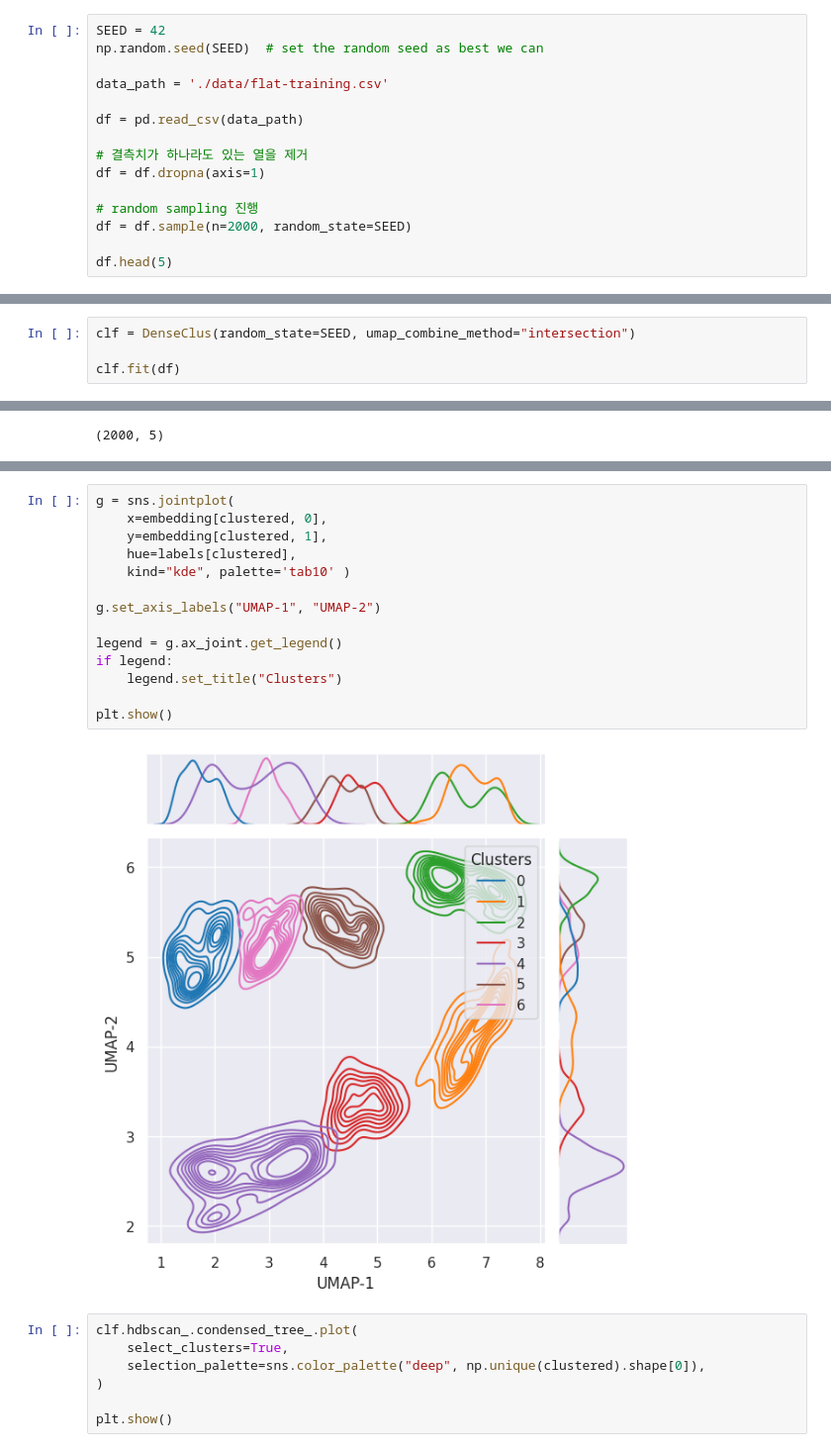
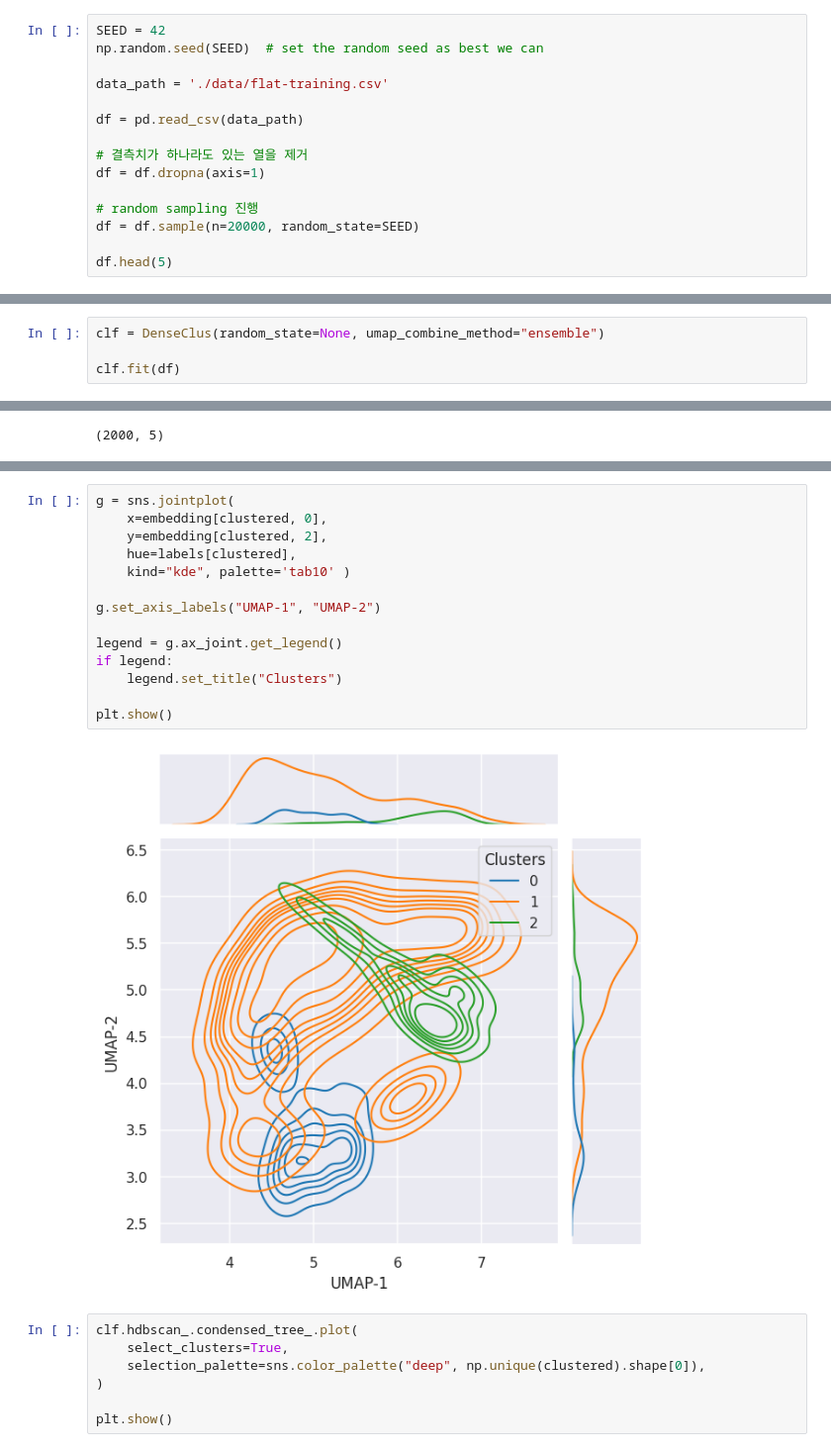
Before and after one commit to OREYH/DenseClus, a Jupyter notebook: Clustering_MostAI.ipynb, the cells around one changed output, grey strips where cells are left out. Shown at 99% size. Saved outputs shown, nothing was run; the diff lists cells and outputs as text.

```diff
--- a/Clustering_MostAI.ipynb
+++ b/Clustering_MostAI.ipynb
@@ -53,7 +53,7 @@ df = pd.read_csv(data_path)
 df = df.dropna(axis=1)
 
 # random sampling 진행
-df = df.sample(n=2000, random_state=SEED)
+df = df.sample(n=20000, random_state=SEED)
 
 df.head(5)
 # %% [output]
@@ -82,5 +162,5 @@ Length: 76, dtype: object
 # %%
-clf = DenseClus(random_state=SEED, umap_combine_method="intersection")
+clf = DenseClus(random_state=None, umap_combine_method="ensemble")
 
 clf.fit(df)
 # %% [output]
@@ -122,19 +184,19 @@ embedding.shape
 # %%
 g = sns.jointplot(
     x=embedding[clustered, 0],
-    y=embedding[clustered, 1],
+    y=embedding[clustered, 2],
     hue=labels[clustered],
     kind="kde", palette='tab10' )
 
 g.set_axis_labels("UMAP-1", "UMAP-2")
 
 legend = g.ax_joint.get_legend()
 if legend:
     legend.set_title("Clusters")
 
 plt.show()
 # %% [output]
-[figure, old version]
+[figure, new version]
 # %%
 clf.hdbscan_.condensed_tree_.plot(
     select_clusters=True,
```
Also changed, not shown: parts of 8 cells of this notebook, 1 other file.
